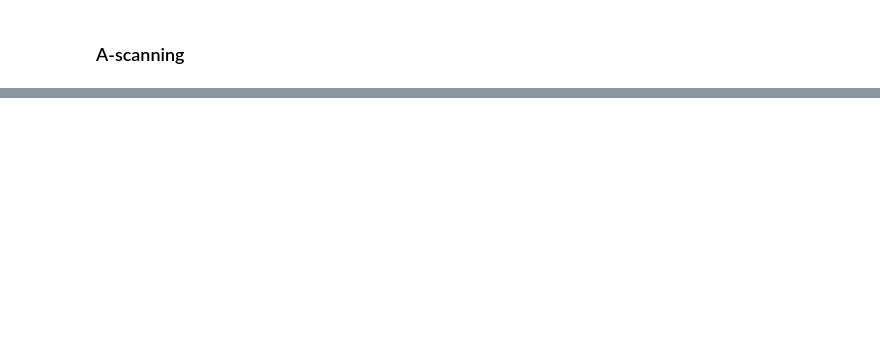
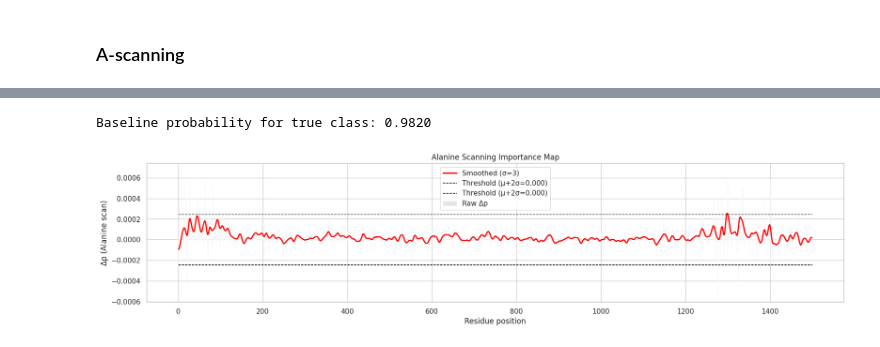
Before and after one commit to 8gabri8/ESMSec, a Jupyter notebook: my_train.ipynb, the cells around one changed output, grey strips where cells are left out. Cells and saved outputs as stored; diff of their text form; code cells hidden in the pictures; blank space fills up the shorter version.

```diff
--- a/my_train.ipynb
+++ b/my_train.ipynb
@@ -409,0 +511,16 @@ df[df['CorrectStr'] == 'wrong']
+# %%
+protein = "P05997"
+    #https://www.uniprot.org/uniprotkb/P05997/entry#subcellular_location
+    # 1-26 aa --> signal pepetide,
+    # 1230–1499 --> propeptide (Once the procollagen is secreted into the extracellular space, cleave off these propeptide)
+idx = data[data.protein == protein].index[0]
+sequence = data.loc[idx, "sequence"]
+true_label = data.loc[idx, "label"]
+
+baseline_p, delta_p = alanine_scanning(net, tokenizer, sequence, true_label, window_size=1, SUBSTITUTE_AA="A")
+print(f"Baseline probability for true class: {baseline_p:.4f}")
+
+plot_alanine_scan(delta_p, sequence)
+# %% [output]
+Baseline probability for true class: 0.9820
+[figure, added]
```
Also changed, not shown: parts of 3 cells of this notebook.
